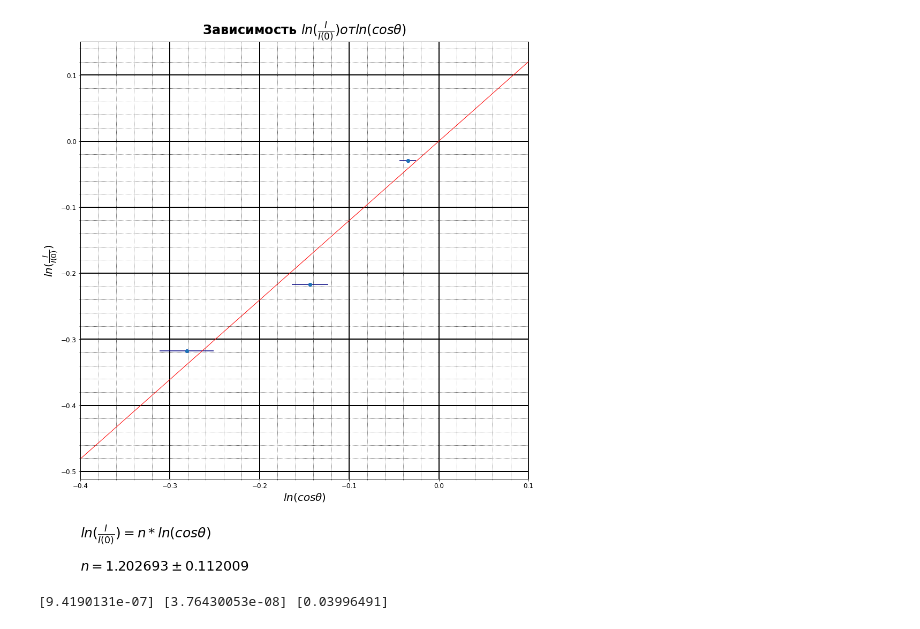
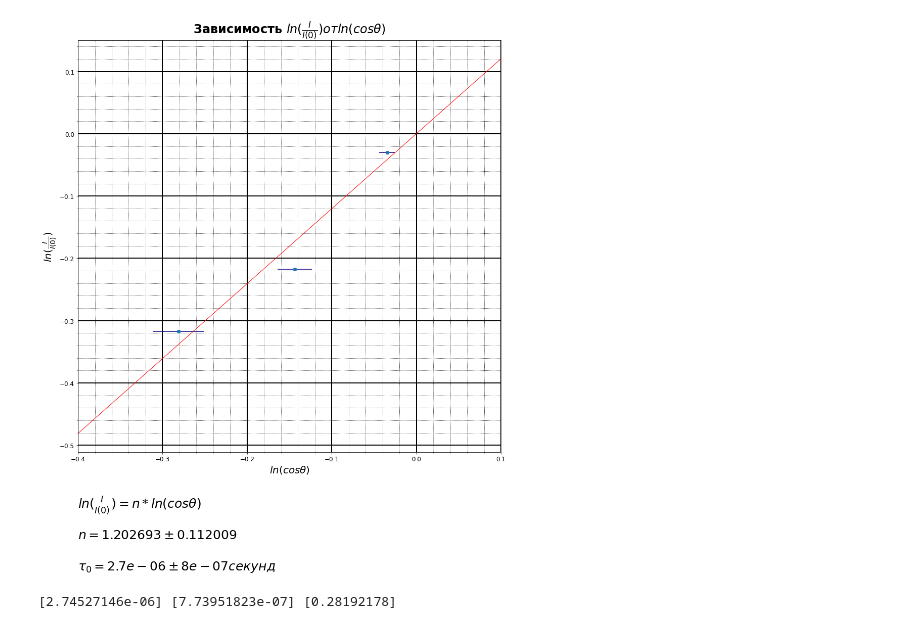
Before and after one commit to rogovrt/lab_5sem, a Jupyter notebook: lab71.ipynb, the cells around one changed output. Saved outputs shown, nothing was run; the diff lists cells and outputs as text; code cells hidden in the pictures.

```diff
--- a/lab71.ipynb
+++ b/lab71.ipynb
@@ -28,41 +28,42 @@ error = res.bse[::-1]
 #straight_line = np.poly1d(params)
 inter = np.linspace(-.4, .1, 5)
 plt.plot(inter, param * inter, "r", linewidth = '1')
 
 plt.title("Зависимость "r'$ln(\frac{I}{I(0)}) от ln(cos\theta)$', fontsize = 24, fontweight = 'bold')
 ax = plt.gca()
 ax.set_xlabel(r'$ln(cos\theta)$', fontsize = 20)
 ax.set_ylabel(r'$ln(\frac{I}{I(0)})$', fontsize = 20)
 plt.xticks(fontsize=12)
 plt.yticks(fontsize=12)
 plt.grid()
 plt.errorbar(x, y, xerr = xerr, yerr = 0, fmt='o', ecolor='navy')
 
 ax.set_xlim(-.4, .1)
 ax.minorticks_on()
 ax.grid(which='major',
         color = 'k',
         linewidth = 2)
 ax.grid(which='minor',
         color = 'k',
         linestyle = ':')
 fig = plt.gcf()
 fig.set_size_inches(15, 15)
 
 plt.text(-.4, -.60, r'$ln(\frac{I}{I(0)}) = n * ln(cos\theta)$', fontsize = 25)
 plt.text(-.4, -.65, r'$n = %f \pm %g $' % (param, error), fontsize = 25)
-
+plt.text(-.4, -.70, r'$\tau_0 = %.2g \pm %.1g секунд$' % (t0, G_t0), fontsize = 25)
 
 
 plt.show()
 # %% [output]
-[figure, old version]
+[figure, new version]
 # %%
-L = 1500000 * (1 - 1 / math.cos(73 * math.pi / 180)) / ((param + 1.6) * math.log(math.cos(73 * math.pi / 180))) #in santims 1,2,6
+L = 1500000 * (1 - 1 / math.cos(60 * math.pi / 180)) / ((param - 1.6) * math.log(math.cos(73 * math.pi / 180))) #in santims 1,2,6
 gamma = 4 * 10 ** 3 / 105.8
 beta = (1 - 1/gamma) ** .5
 t0 = L / (beta * gamma * 2.9979 * 10 ** 10) #in seconds
-G_t0 = t0 * error / (param + 1.6)
+G_t0 = t0 * error / (param - 1.6)
+t0 =  -t0
 print(t0, G_t0, G_t0/t0)
 # %% [output]
-[9.4190131e-07] [3.76430053e-08] [0.03996491]
+[2.74527146e-06] [7.73951823e-07] [0.28192178]
```
